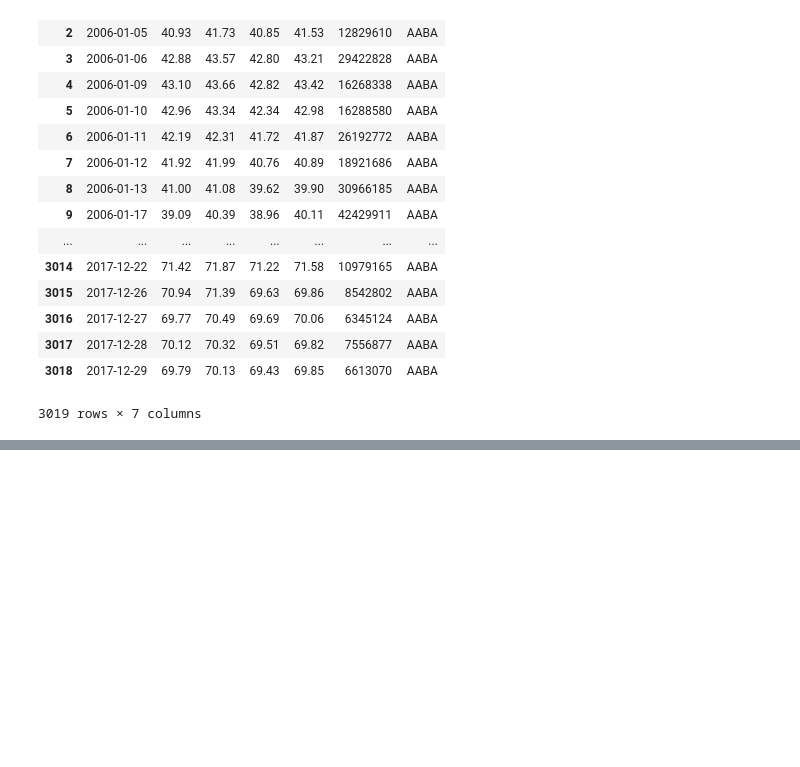
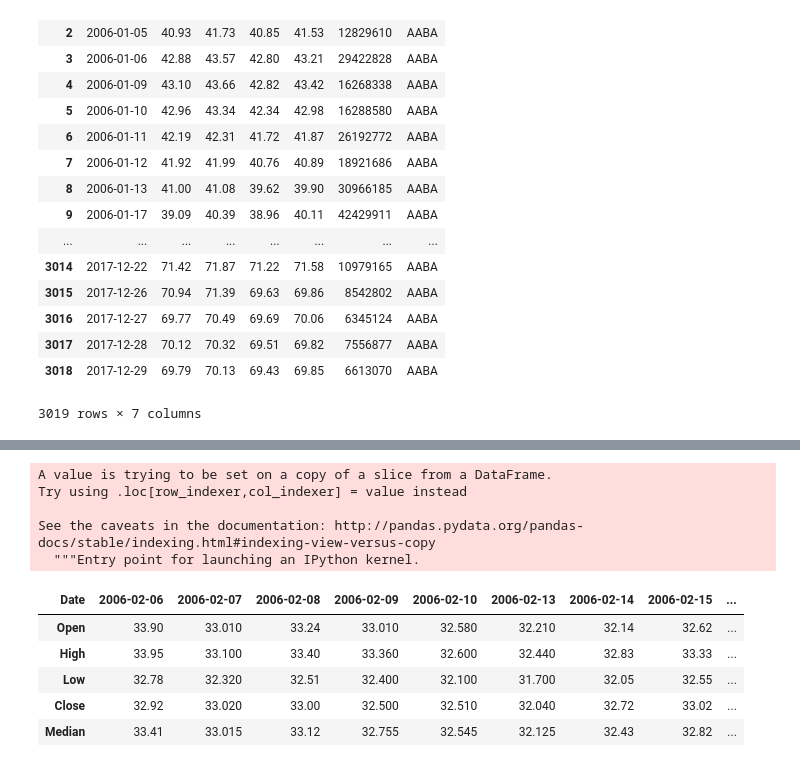
Before and after one commit to mikesturm2001/Python, a Jupyter notebook: Stock Project/Sturm_Michael_Midterm.ipynb, the cells around one changed output, grey strips where cells are left out. Drawn from its saved outputs; the diff is of its cells as text; code cells hidden in the pictures; blank space fills up the shorter version.

```diff
--- a/Stock Project/Sturm_Michael_Midterm.ipynb
+++ b/Stock Project/Sturm_Michael_Midterm.ipynb
@@ -64,0 +178,17 @@ ABBA.plot(x="Date", y=["Open", "Close"], kind="line", figsize=(40,15))
+# %%
+ABBA_RANGE['Median'] = (ABBA_RANGE["Open"] + ABBA_RANGE["Close"]) /2
+ABBA_RANGE.set_index("Date", inplace=True)
+ABBA_RANGE = ABBA_RANGE.drop(columns=['Volume','Name',"Rolling Mean"]).T
+ABBA_RANGE
+# %% [output]
+A value is trying to be set on a copy of a slice from a DataFrame.
+Try using .loc[row_indexer,col_indexer] = value instead
+
+See the caveats in the documentation: http://pandas.pydata.org/pandas-docs/stable/indexing.html#indexing-view-versus-copy
+  """Entry point for launching an IPython kernel.
+| Date | 2006-02-06 | 2006-02-07 | 2006-02-08 | 2006-02-09 | 2006-02-10 | 2006-02-13 | 2006-02-14 | 2006-02-15 | ... |
+| Open | 33.90 | 33.010 | 33.24 | 33.010 | 32.580 | 32.210 | 32.14 | 32.62 | ... |
+| High | 33.95 | 33.100 | 33.40 | 33.360 | 32.600 | 32.440 | 32.83 | 33.33 | ... |
+| Low | 32.78 | 32.320 | 32.51 | 32.400 | 32.100 | 31.700 | 32.05 | 32.55 | ... |
+| Close | 32.92 | 33.020 | 33.00 | 32.500 | 32.510 | 32.040 | 32.72 | 33.02 | ... |
+| Median | 33.41 | 33.015 | 33.12 | 32.755 | 32.545 | 32.125 | 32.43 | 32.82 | ... |
```
Also changed, not shown: parts of 26 cells of this notebook.
